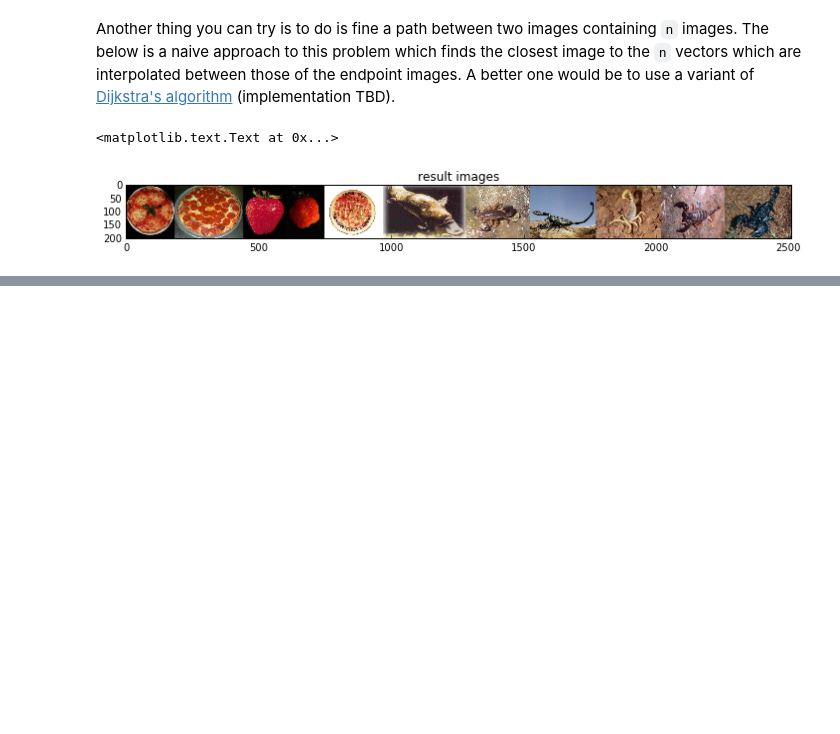
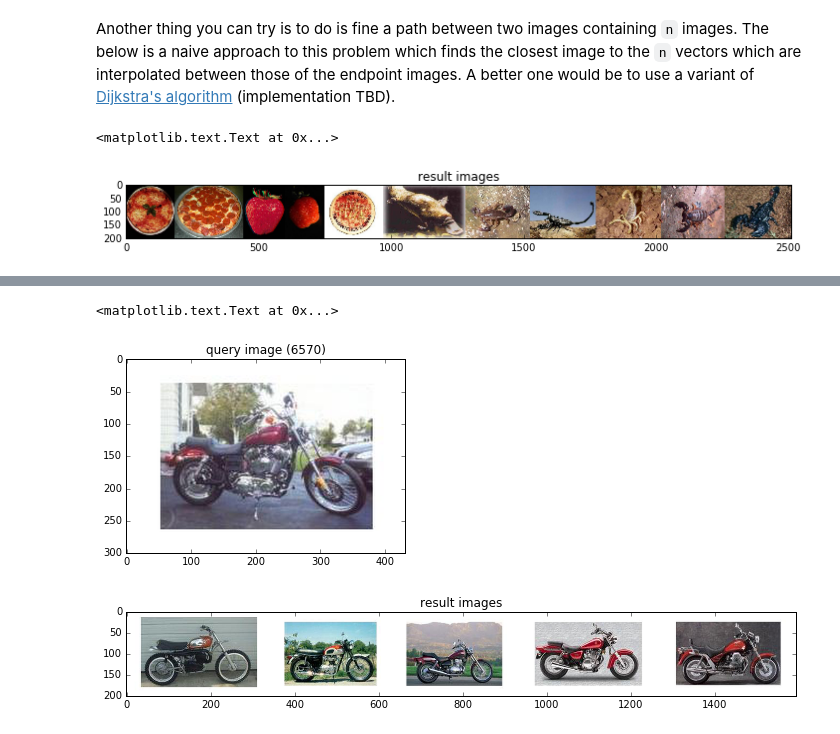
Before and after one commit to ml4a/ml4a, a Jupyter notebook: notebooks/image-search.ipynb, the cells around one changed output, grey strips where cells are left out. Drawn from its saved outputs; the diff is of its cells as text; code cells hidden in the pictures; blank space fills up the shorter version.

```diff
--- a/notebooks/image-search.ipynb
+++ b/notebooks/image-search.ipynb
@@ -269,0 +396,39 @@ matplotlib.pyplot.title("result images")
+# %%
+features = np.array(features)
+pca = PCA(n_components=300)
+pca.fit(features)
+pca_features = pca.transform(features)
+# %%
+def get_concatenated_images(indexes, thumb_height):
+    thumbs = []
+    for idx in indexes:
+        img = Image.open(images[idx])
+        img = img.resize((img.width * thumb_height / img.height, thumb_height), Image.ANTIALIAS)
+        if img.mode != 'RGB':
+            img = img.convert('RGB')
+        thumbs.append(img)
+    concat_image = np.concatenate([np.asarray(t) for t in thumbs], axis=1)
+    return concat_image
+
+def get_closest_images(query_image_idx, num_results=5):
+    distances = [ distance.euclidean(pca_features[query_image_idx], feat) for feat in pca_features ]
+    idx_closest = sorted(range(len(distances)), key=lambda k: distances[k])[1:num_results+1]
+    return idx_closest
+
+
+# let's do a query
+query_image_idx = int(len(images) * random.random())
+idx_closest = get_closest_images(query_image_idx)
+query_image = get_concatenated_images([query_image_idx], 300)
+results_image = get_concatenated_images(idx_closest, 200)
+
+matplotlib.pyplot.figure(figsize = (5,5))
+imshow(query_image)
+matplotlib.pyplot.title("query image (%d)" % query_image_idx)
+matplotlib.pyplot.figure(figsize = (12,12))
+imshow(results_image)
+matplotlib.pyplot.title("result images")
+# %% [output]
+<matplotlib.text.Text at 0x...>
+[figure, added]
+[figure, added]
```
Also changed, not shown: parts of 20 cells of this notebook.
